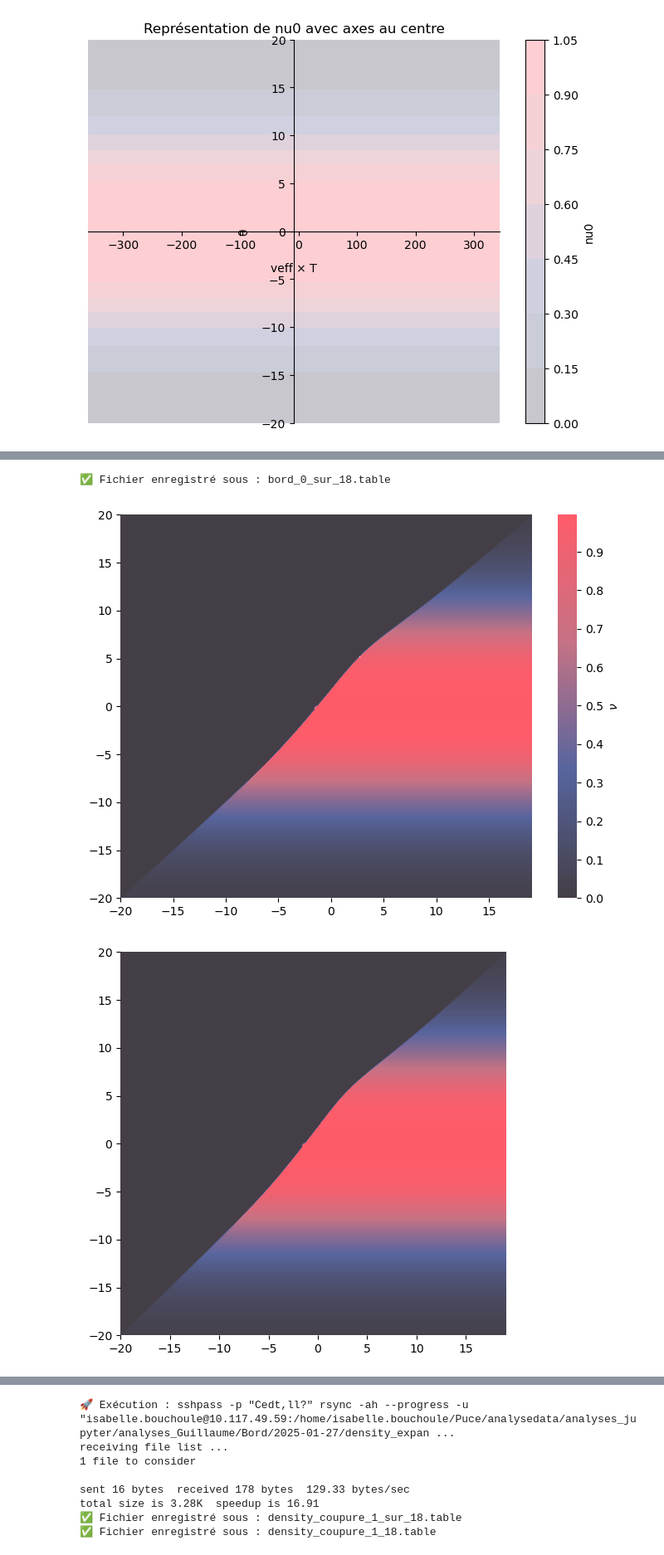
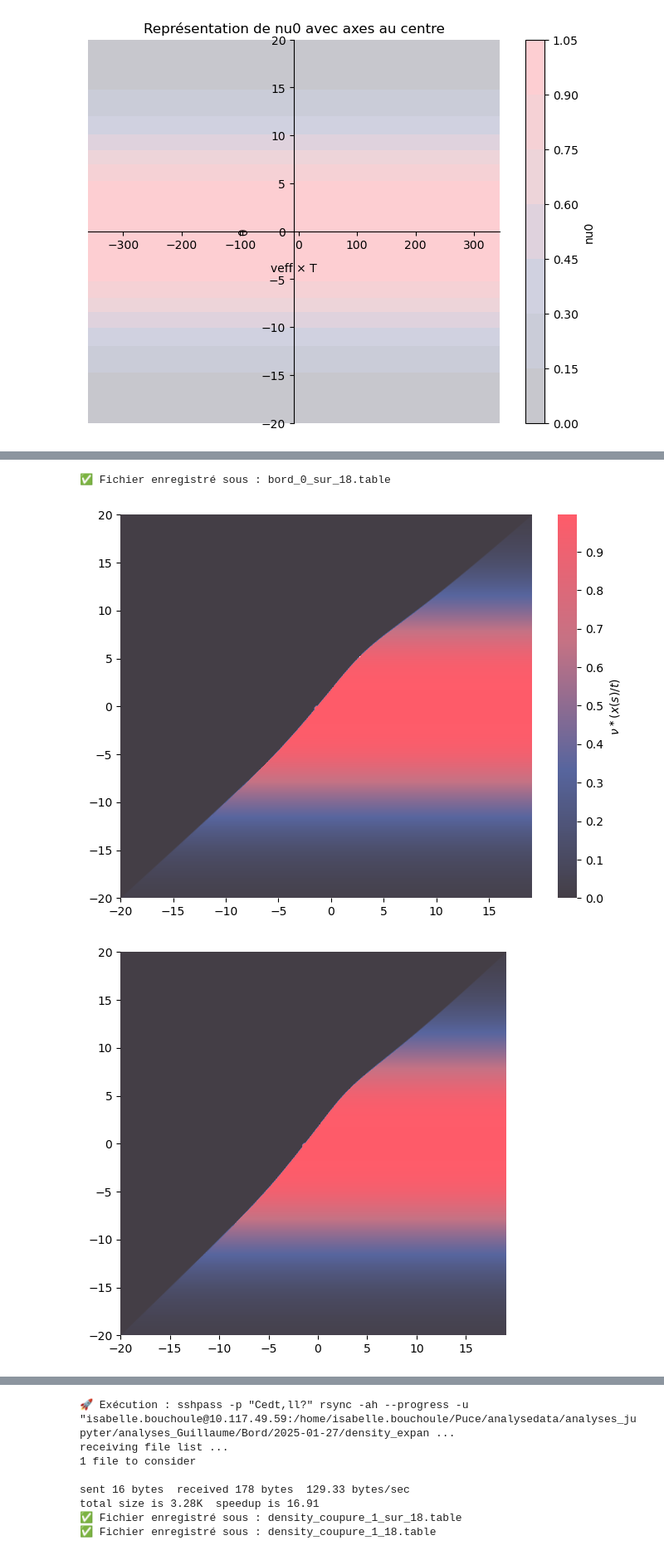
Before and after one commit to THEMEZE/quantum-mechanics-thesis, a Jupyter notebook: These_Memoire/BiPart/Figures/data/Untitled.ipynb, the cells around one changed output, grey strips where cells are left out. Shown at 83% size. Cells and saved outputs as stored; diff of their text form; code cells hidden in the pictures.

```diff
--- a/These_Memoire/BiPart/Figures/data/Untitled.ipynb
+++ b/These_Memoire/BiPart/Figures/data/Untitled.ipynb
@@ -425,7 +425,7 @@ for spine in ax.spines.values():
     spine.set_visible(False)
 
 # Ajouter la barre de couleur avec 1 décimale
-cbar = plt.colorbar(cf, ax=ax, label=r'$\nu$')
+cbar = plt.colorbar(cf, ax=ax, label=r'$\nu^\ast(x(s)/t)$')
 cbar.outline.set_visible(False)
 cbar.formatter = FormatStrFormatter('%.1f')
 cbar.update_ticks()
@@ -435,34 +435,34 @@ fig.savefig("complete_graph_coupure_1_18.pdf", dpi=300, bbox_inches='tight', tra
 
 # Sauvegarder les axes sans le graphique ni la colorbar
 fig_axes, ax_axes = plt.subplots(figsize=(6, 6))
 ax_axes.contourf(X, Y, mat_nu.T, levels=nb_levels, cmap=custom_cmap, vmin=vmin, vmax=vmax, alpha=1)
 #ax_axes.set_axis_off()  # Masquer les axes
 # Supprimer les traits noirs autour de la figure
 for spine in ax_axes.spines.values():
     spine.set_visible(False)
 fig_axes.savefig("graph_coupure_1_18_only.pdf", dpi=300, bbox_inches='tight', transparent=True)
 
 # Sauvegarder la colorbar seule
 fig_cbar, ax_cbar = plt.subplots(figsize=(8, 6))
 cbar = plt.colorbar(cf, ax=ax_cbar)
 fig_cbar.savefig("colorbar_coupure_1_18_only.pdf", dpi=300, bbox_inches='tight', transparent=True)
 
 # Afficher la figure
 plt.show()
 
 
 save_as_tikz_table(theta_discr*8.8/20, np.array([nu0[i] if theta < 5/2.23*2 else 0 for i, theta in enumerate(theta_discr)])*5 , filename="coupure_1_sur_18.table")
 filename = f"{date}/{nom2}_{mu:.3f}_{T:.3f}_{x0:.3f}.npz"
 sync_files(USER, HOST, PASSWORD, remote_path0 + filename, local_path + "/"+ filename )
 theta_star = np.load(filename)
 print(theta_star)
 
 save_as_tikz_table(theta_discr*8.8/20, np.array([nu0[i] if theta < theta_star else 0 for i, theta in enumerate(theta_discr)])*5 , filename="coupure_1_sur_18.table")
 
 read_and_plot_table(filename="coupure_1_sur_18.table")
 # %% [output]
 ✅ Fichier enregistré sous : bord_0_sur_18.table
-[figure, old version]
+[figure, new version]
 [figure]
 [figure]
 ✅ Fichier enregistré sous : coupure_1_sur_18.table
```
Also changed, not shown: parts of 2 cells of this notebook, 12 other files.
